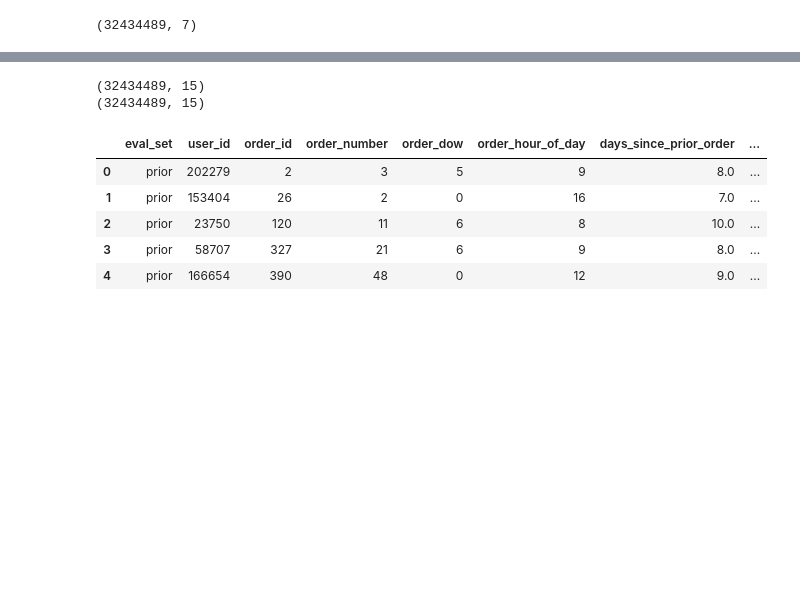
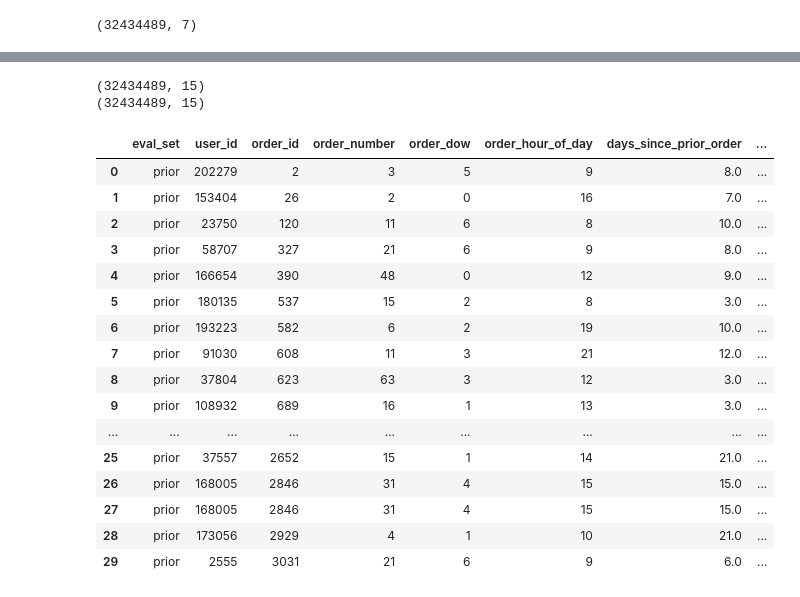
Before and after one commit to juemura/cs241, a Jupyter notebook: CS241 - Final Project.ipynb, the cells around one changed output, grey strips where cells are left out. Cells and saved outputs as stored; diff of their text form; code cells hidden in the pictures; blank space fills up the shorter version.

Commit message:
trying to figure out how to transform dataframe

```diff
--- a/CS241 - Final Project.ipynb
+++ b/CS241 - Final Project.ipynb
@@ -168,14 +180,26 @@ plt.rcParams['ytick.labelsize'] = 12
 # %%
 print(df4.shape)
 df = df4[['eval_set', 'user_id', 'order_id', 'order_number', 'order_dow', 'order_hour_of_day', 'days_since_prior_order', 'product_id', 'product_name', 'aisle_id', 'aisle', 'department_id', 'department', 'add_to_cart_order', 'reordered']]
 print(df.shape)
-df.head()
+
+df.head(30)
 # %% [output]
 (32434489, 15)
 (32434489, 15)
 |  | eval_set | user_id | order_id | order_number | order_dow | order_hour_of_day | days_since_prior_order | ... |
 | 0 | prior | 202279 | 2 | 3 | 5 | 9 | 8.0 | ... |
 | 1 | prior | 153404 | 26 | 2 | 0 | 16 | 7.0 | ... |
 | 2 | prior | 23750 | 120 | 11 | 6 | 8 | 10.0 | ... |
 | 3 | prior | 58707 | 327 | 21 | 6 | 9 | 8.0 | ... |
 | 4 | prior | 166654 | 390 | 48 | 0 | 12 | 9.0 | ... |
+| 5 | prior | 180135 | 537 | 15 | 2 | 8 | 3.0 | ... |
+| 6 | prior | 193223 | 582 | 6 | 2 | 19 | 10.0 | ... |
+| 7 | prior | 91030 | 608 | 11 | 3 | 21 | 12.0 | ... |
+| 8 | prior | 37804 | 623 | 63 | 3 | 12 | 3.0 | ... |
+| 9 | prior | 108932 | 689 | 16 | 1 | 13 | 3.0 | ... |
+| ... | ... | ... | ... | ... | ... | ... | ... | ... |
+| 25 | prior | 37557 | 2652 | 15 | 1 | 14 | 21.0 | ... |
+| 26 | prior | 168005 | 2846 | 31 | 4 | 15 | 15.0 | ... |
+| 27 | prior | 168005 | 2846 | 31 | 4 | 15 | 15.0 | ... |
+| 28 | prior | 173056 | 2929 | 4 | 1 | 10 | 21.0 | ... |
+| 29 | prior | 2555 | 3031 | 21 | 6 | 9 | 6.0 | ... |
```
Also changed, not shown: parts of 7 cells of this notebook.
